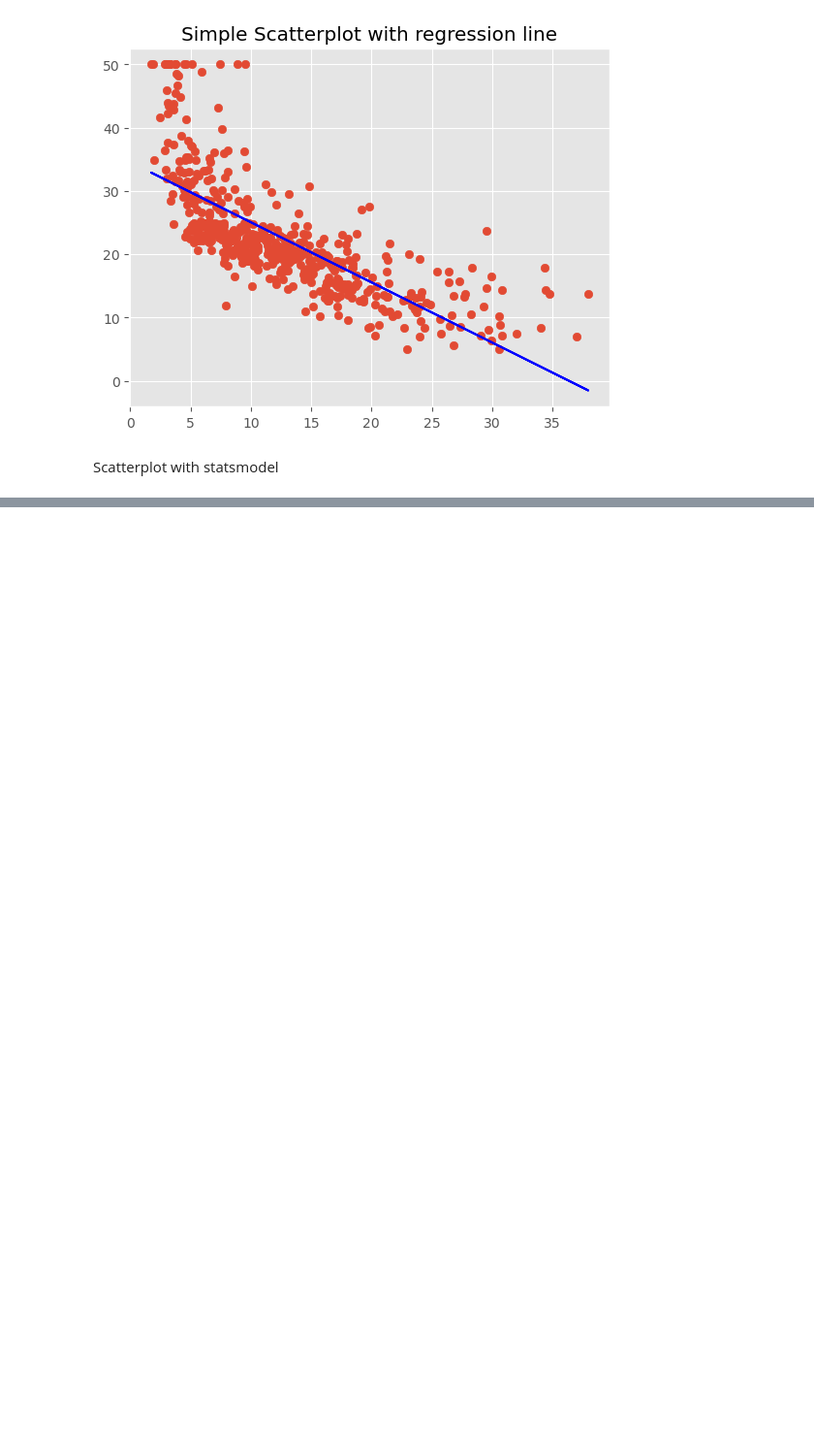
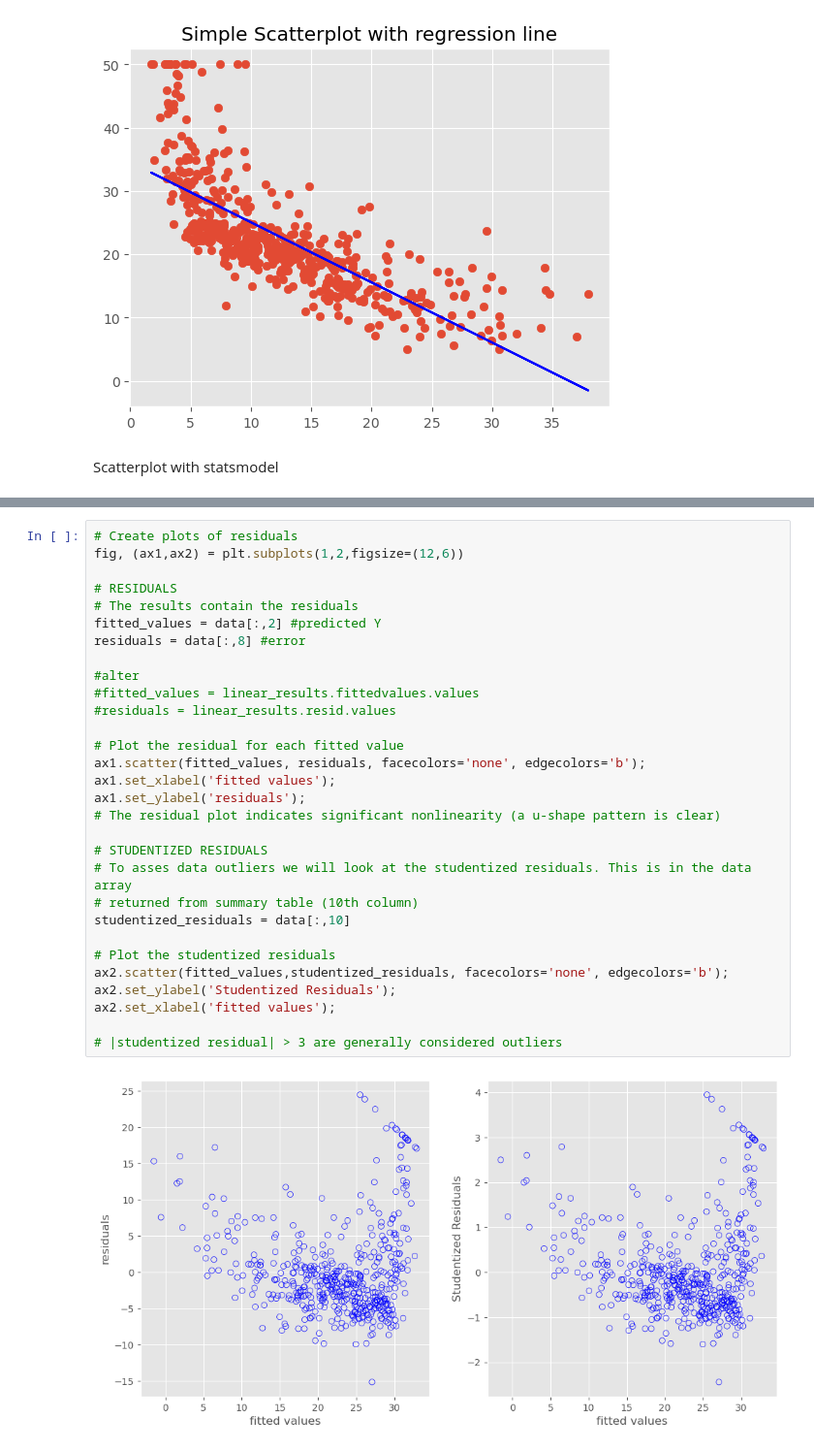
Before and after one commit to edition18/ISLR-in-Python, a Jupyter notebook: My Work/Lab Exercises/chp3.ipynb, the cells around one changed output, grey strips where cells are left out. Shown at 97% size. Cells and saved outputs as stored; diff of their text form; blank space fills up the shorter version.

```diff
--- a/My Work/Lab Exercises/chp3.ipynb
+++ b/My Work/Lab Exercises/chp3.ipynb
@@ -136,0 +102,32 @@ plt.ylabel('MEDV');
+# %%
+# Create plots of residuals
+fig, (ax1,ax2) = plt.subplots(1,2,figsize=(12,6))
+
+# RESIDUALS
+# The results contain the residuals
+fitted_values = data[:,2] #predicted Y
+residuals = data[:,8] #error
+
+#alter
+#fitted_values = linear_results.fittedvalues.values
+#residuals = linear_results.resid.values
+
+# Plot the residual for each fitted value
+ax1.scatter(fitted_values, residuals, facecolors='none', edgecolors='b');
+ax1.set_xlabel('fitted values');
+ax1.set_ylabel('residuals');
+# The residual plot indicates significant nonlinearity (a u-shape pattern is clear)
+
+# STUDENTIZED RESIDUALS
+# To asses data outliers we will look at the studentized residuals. This is in the data array
+# returned from summary table (10th column)
+studentized_residuals = data[:,10]
+
+# Plot the studentized residuals
+ax2.scatter(fitted_values,studentized_residuals, facecolors='none', edgecolors='b');
+ax2.set_ylabel('Studentized Residuals');
+ax2.set_xlabel('fitted values');
+
+# |studentized residual| > 3 are generally considered outliers
+# %% [output]
+[figure, added]
```
Also changed, not shown: parts of 15 cells of this notebook.
